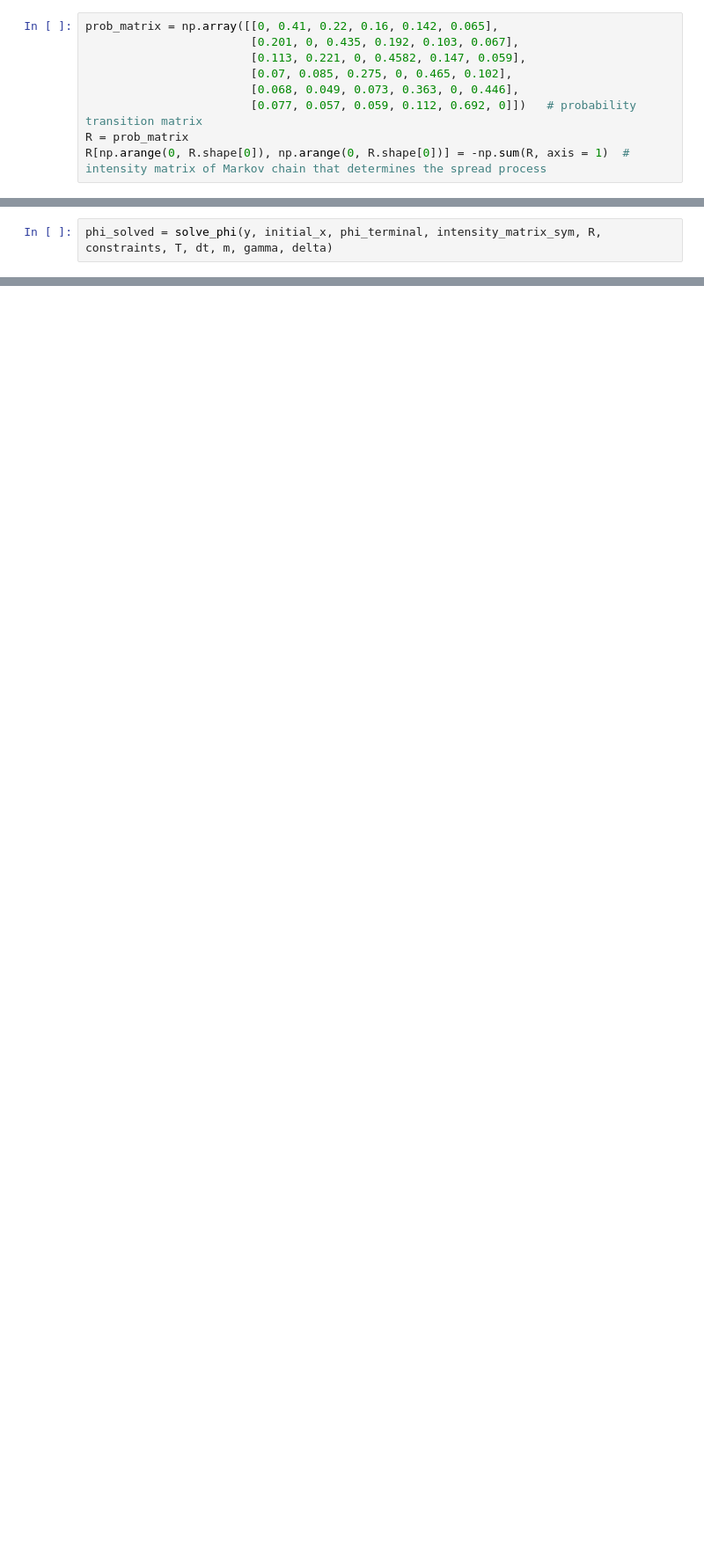
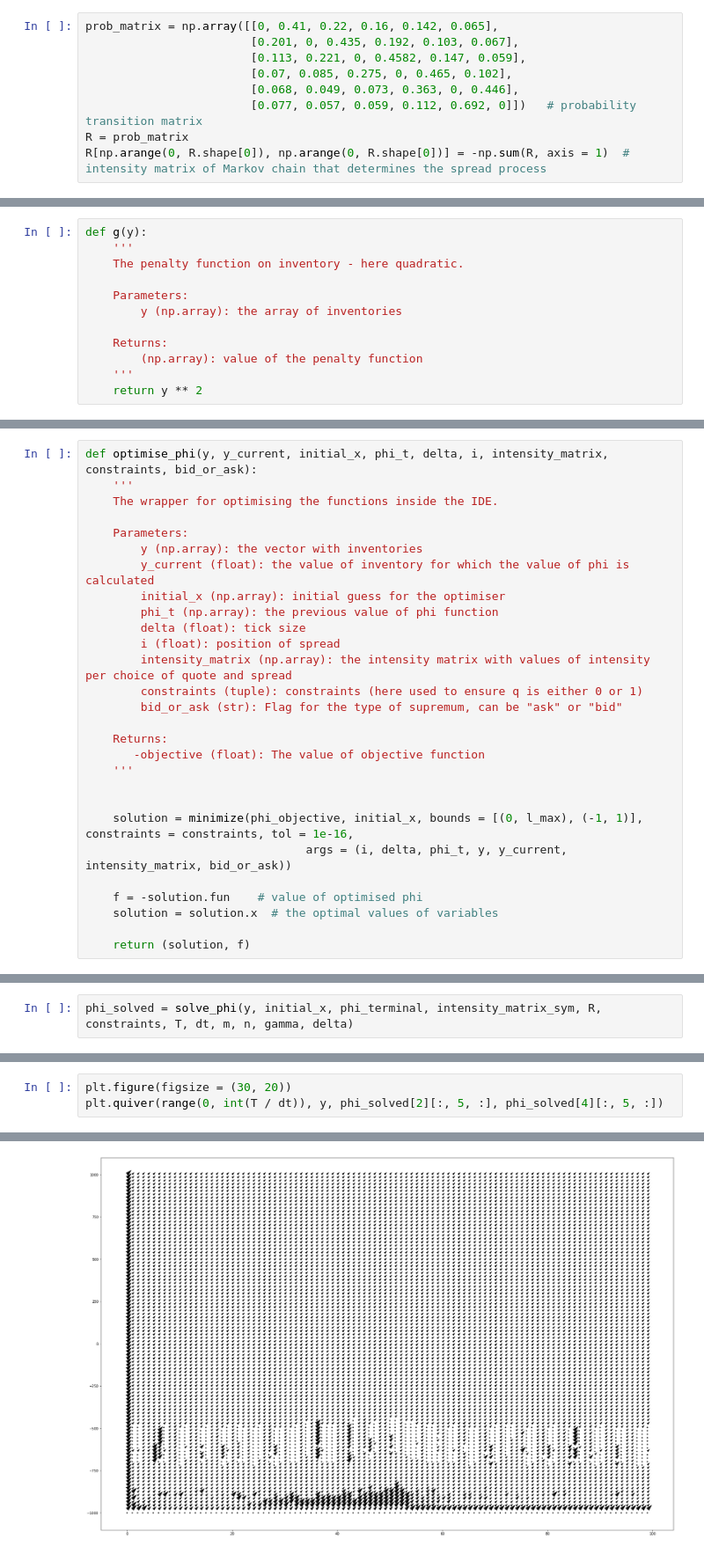
Before and after one commit to kMordarski/Algorithmic_Trading, a Jupyter notebook: differential_equation.ipynb, the cells around one changed output, grey strips where cells are left out. Shown at 88% size. Cells and saved outputs as stored; diff of their text form; blank space fills up the shorter version.

Commit message:
Solutions to solved IDE

```diff
--- a/differential_equation.ipynb
+++ b/differential_equation.ipynb
@@ -130,0 +43,12 @@ SyntaxError: 'return' outside function (<ipython-input-9-44a996a5119e>, line 42)
+# %%
+def g(y):
+    '''
+    The penalty function on inventory - here quadratic.
+
+    Parameters:
+        y (np.array): the array of inventories
+
+    Returns:
+        (np.array): value of the penalty function
+    '''
+    return y ** 2
@@ -130,0 +94,28 @@ SyntaxError: 'return' outside function (<ipython-input-9-44a996a5119e>, line 42)
+# %%
+def optimise_phi(y, y_current, initial_x, phi_t, delta, i, intensity_matrix, constraints, bid_or_ask):
+    '''
+    The wrapper for optimising the functions inside the IDE.
+
+    Parameters:
+        y (np.array): the vector with inventories
+        y_current (float): the value of inventory for which the value of phi is calculated
+        initial_x (np.array): initial guess for the optimiser
+        phi_t (np.array): the previous value of phi function
+        delta (float): tick size
+        i (float): position of spread
+        intensity_matrix (np.array): the intensity matrix with values of intensity per choice of quote and spread
+        constraints (tuple): constraints (here used to ensure q is either 0 or 1)
+        bid_or_ask (str): Flag for the type of supremum, can be "ask" or "bid"
+
+    Returns:
+       -objective (float): The value of objective function
+    '''
+
+
+    solution = minimize(phi_objective, initial_x, bounds = [(0, l_max), (-1, 1)], constraints = constraints, tol = 1e-16,
+                                args = (i, delta, phi_t, y, y_current, intensity_matrix, bid_or_ask))
+
+    f = -solution.fun    # value of optimised phi
+    solution = solution.x  # the optimal values of variables
+
+    return (solution, f)
@@ -137,5 +193,5 @@ for i in range(0, m):
 
     phi_terminal[i, ] = -np.abs(y) * (i + 1) * delta / 2 - eps
 # %%
-phi_solved = solve_phi(y, initial_x, phi_terminal, intensity_matrix_sym, R, constraints, T, dt, m, gamma, delta)
+phi_solved = solve_phi(y, initial_x, phi_terminal, intensity_matrix_sym, R, constraints, T, dt, m, n, gamma, delta)
 # %%
@@ -144,3 +202,7 @@ np.save("q_b_solved.npy", phi_solved[1])
 np.save("l_b_solved.npy", phi_solved[2])
 np.save("q_a_solved.npy", phi_solved[3])
 np.save("l_a_solved.npy", phi_solved[4])
+# %%
+plt.figure(figsize = (30, 20))
+plt.quiver(range(0, int(T / dt)), y, phi_solved[2][:, 5, :], phi_solved[4][:, 5, :])
+# %% [output]
@@ -146,0 +210 @@ np.save("l_a_solved.npy", phi_solved[4])
+[figure, added]
```
Also changed, not shown: parts of 11 cells of this notebook, 5 other files.
